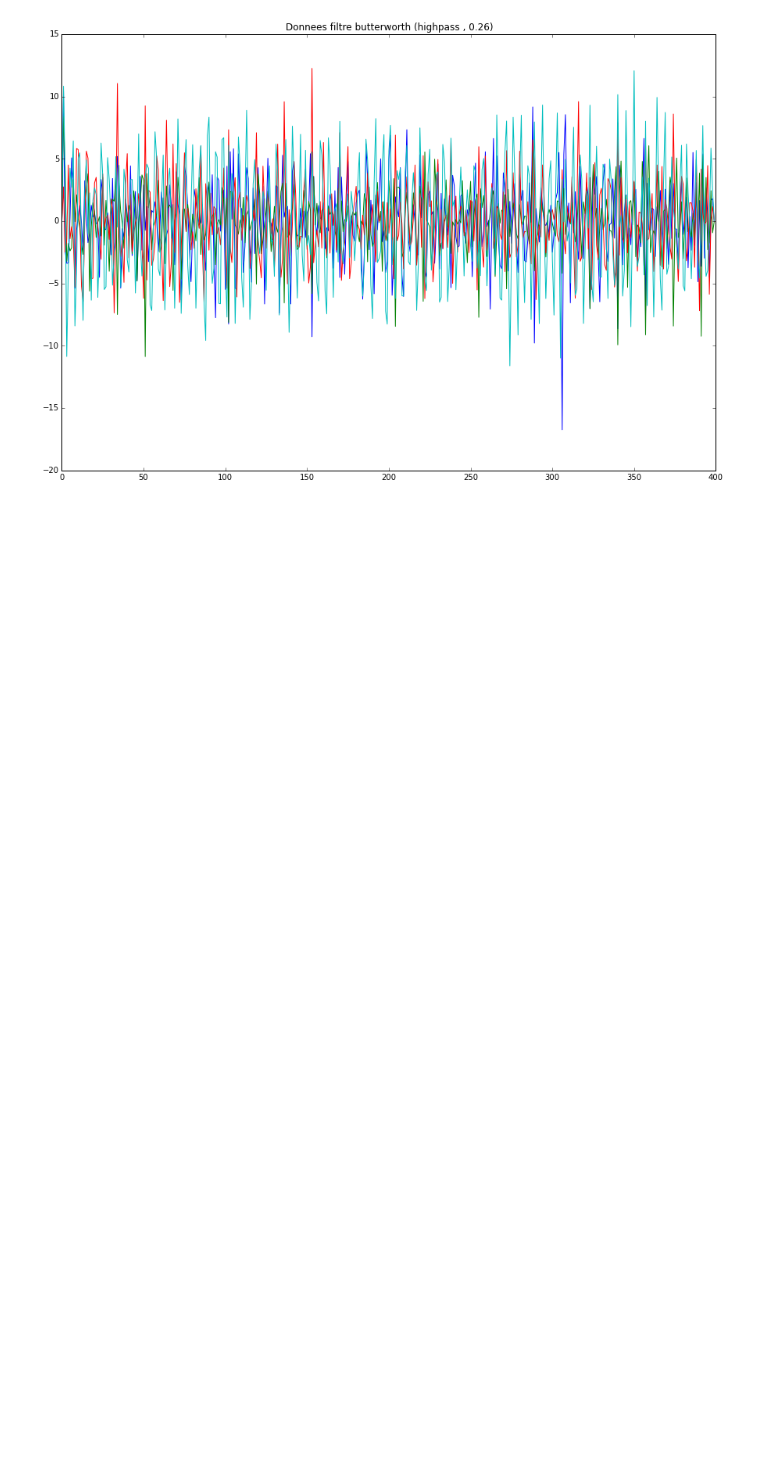
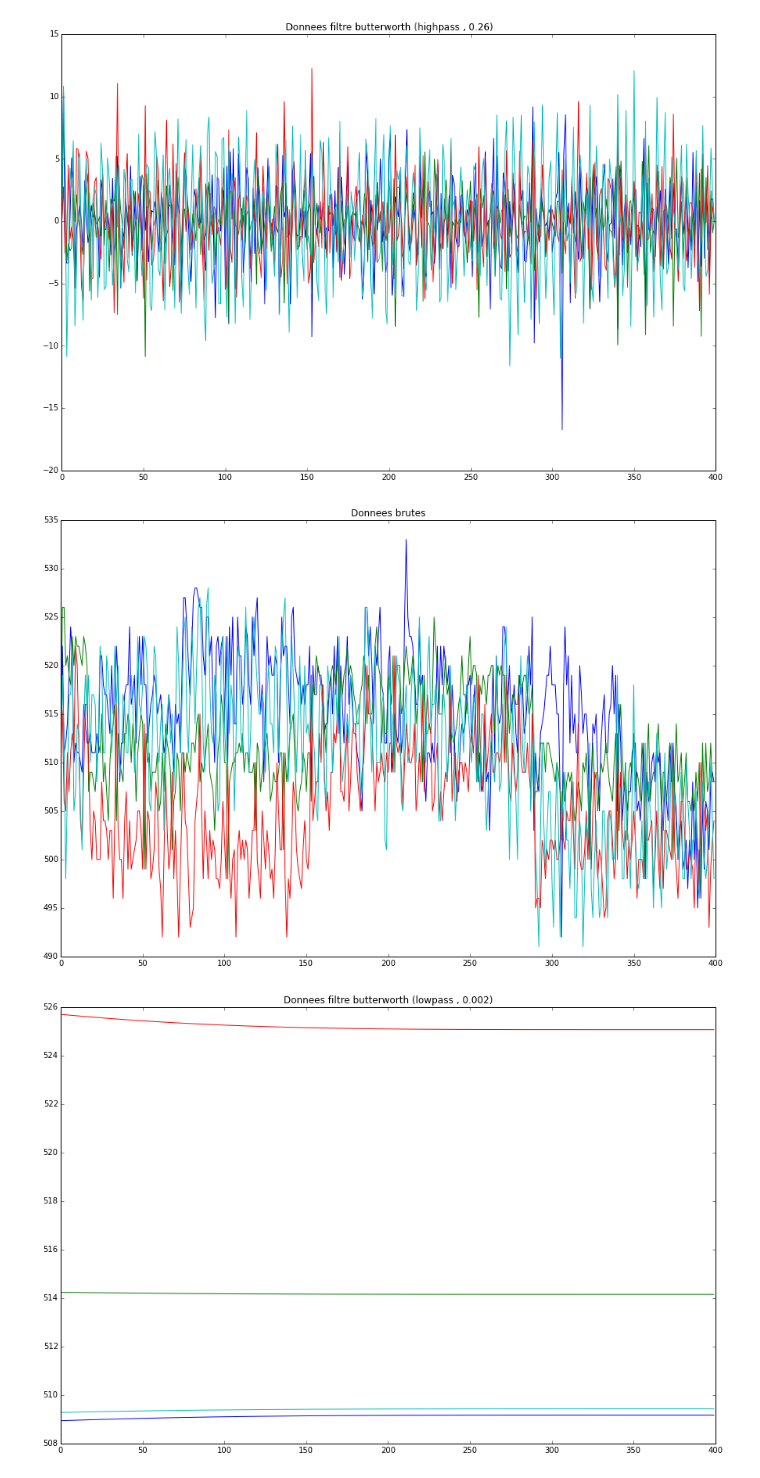
Before and after one commit to Frank1481906280/ml-project, a Jupyter notebook: Classifieur - Marc - Butterworth + k-nn.ipynb, the cells around one changed output. Drawn from its saved outputs; the diff is of its cells as text; code cells hidden in the pictures; blank space fills up the shorter version.

```diff
--- a/Classifieur - Marc - Butterworth + k-nn.ipynb
+++ b/Classifieur - Marc - Butterworth + k-nn.ipynb
@@ -53,5 +53,29 @@ def butterworth_plot(dataset, n):
         plt.plot(signal.filtfilt(b, a, dataset[n, 1+512*2:1+512*2+length]))
         plt.plot(signal.filtfilt(b, a, dataset[n, 1+512*3:1+512*3+length]))
         plt.show()
+# %%
+# Fonction permettant d'afficher les graphiques des signaux filtrés à l'aide d'un filtre de Butterworth
+
+def butterworth_plot_2(dataset, n):
+    Wn = [('lowpass', 0.002)]
+    butter = np.zeros((dataset.shape[0], 12))
+    #length = dataset[n,0]
+    length = 400
+    current = []
+    plt.figure(figsize=(15, 10))
+    plt.title('Donnees brutes')
+    plt.plot(dataset[n, 1:1+length])
+    plt.plot(dataset[n, 1+512:1+512+length])
+    plt.plot(dataset[n, 1+512*2:1+512*2+length])
+    plt.plot(dataset[n, 1+512*3:1+512*3+length])
+    for filter_type, value in Wn :
+        b, a = signal.butter(5, value, filter_type)
+        plt.figure(figsize=(15, 10))
+        plt.title('Donnees filtre butterworth (%s , %s)' % (filter_type, value))
+        plt.plot(signal.filtfilt(b, a, dataset[n, 1:1+length]))
+        plt.plot(signal.filtfilt(b, a, dataset[n, 1+512:1+512+length]))
+        plt.plot(signal.filtfilt(b, a, dataset[n, 1+512*2:1+512*2+length]))
+        plt.plot(signal.filtfilt(b, a, dataset[n, 1+512*3:1+512*3+length]))
+        plt.show()
 # %%
 # Fonction permettant d'extraire la puissance et l'écart-type des signaux issus du filtre du Butterworth
@@ -231,3 +311,9 @@ butterworth_plot(train, 24)
 [figure]
 [figure]
 [figure]
+# %%
+# Affichage des graphiques des signaux filtrés avec Butterworth, extrait 24
+butterworth_plot_2(train, 24)
+# %% [output]
+[figure, added]
+[figure, added]
```
Also changed, not shown: parts of 10 cells of this notebook.
